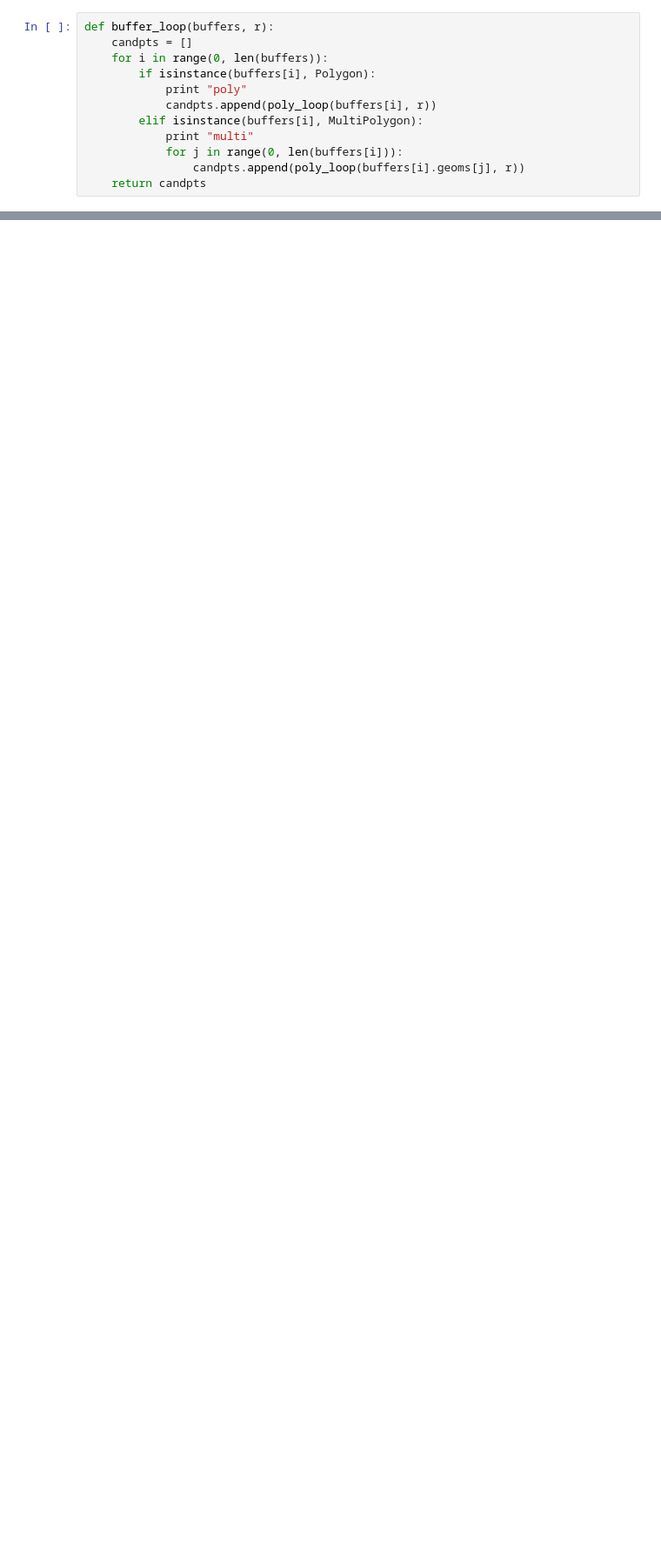
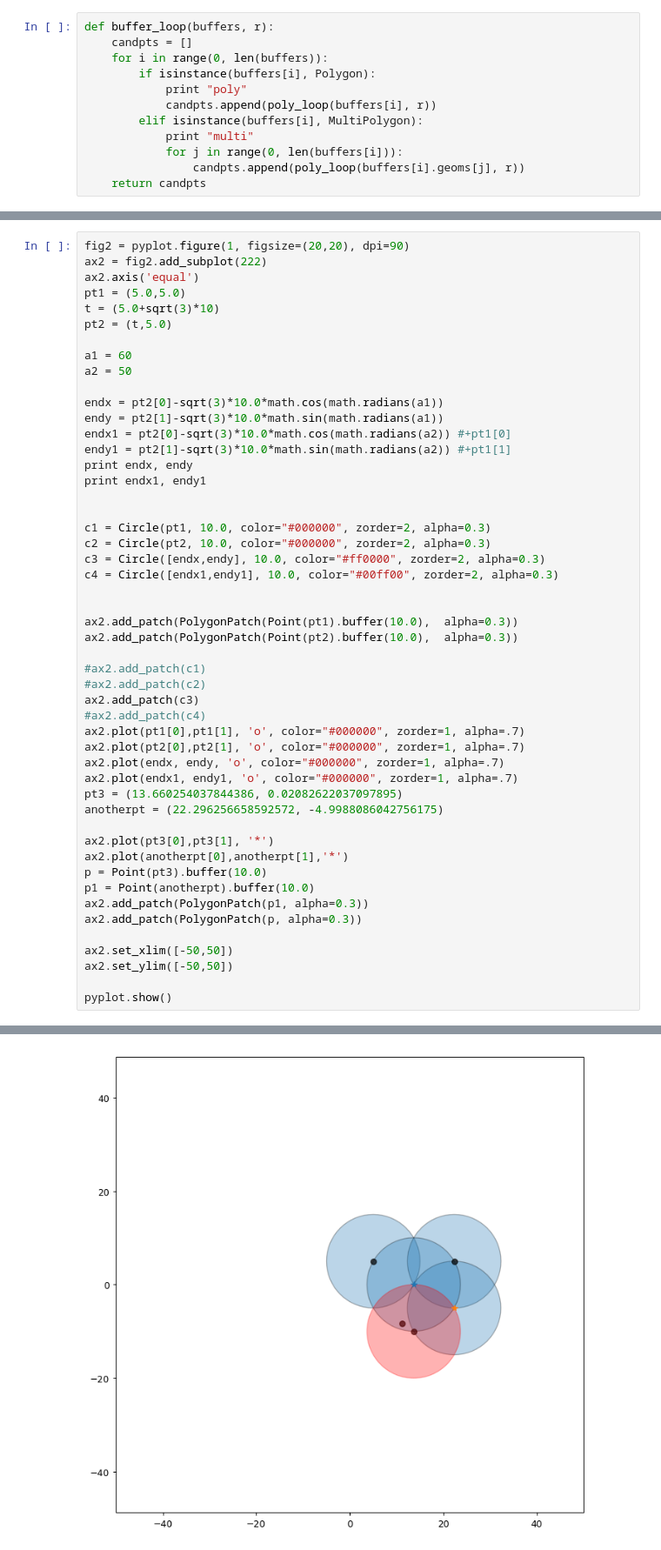
Before and after one commit to hwright-ucsb/C-MCLP, a Jupyter notebook: dev/ipynbs/CandidateSiteDev-2.ipynb, the cells around one changed output, grey strips where cells are left out. Shown at 87% size. Drawn from its saved outputs; the diff is of its cells as text; blank space fills up the shorter version.

```diff
--- a/dev/ipynbs/CandidateSiteDev-2.ipynb
+++ b/dev/ipynbs/CandidateSiteDev-2.ipynb
@@ -115,0 +175,51 @@ pyplot.show()
+# %%
+fig2 = pyplot.figure(1, figsize=(20,20), dpi=90)
+ax2 = fig2.add_subplot(222)
+ax2.axis('equal')
+pt1 = (5.0,5.0)
+t = (5.0+sqrt(3)*10)
+pt2 = (t,5.0)
+
+a1 = 60
+a2 = 50
+
+endx = pt2[0]-sqrt(3)*10.0*math.cos(math.radians(a1))
+endy = pt2[1]-sqrt(3)*10.0*math.sin(math.radians(a1))
+endx1 = pt2[0]-sqrt(3)*10.0*math.cos(math.radians(a2)) #+pt1[0]
+endy1 = pt2[1]-sqrt(3)*10.0*math.sin(math.radians(a2)) #+pt1[1]
+print endx, endy
+print endx1, endy1
+
+
+c1 = Circle(pt1, 10.0, color="#000000", zorder=2, alpha=0.3)
+c2 = Circle(pt2, 10.0, color="#000000", zorder=2, alpha=0.3)
+c3 = Circle([endx,endy], 10.0, color="#ff0000", zorder=2, alpha=0.3)
+c4 = Circle([endx1,endy1], 10.0, color="#00ff00", zorder=2, alpha=0.3)
+
+
+ax2.add_patch(PolygonPatch(Point(pt1).buffer(10.0),  alpha=0.3))
+ax2.add_patch(PolygonPatch(Point(pt2).buffer(10.0),  alpha=0.3))
+
+#ax2.add_patch(c1)
+#ax2.add_patch(c2)
+ax2.add_patch(c3)
+#ax2.add_patch(c4)
+ax2.plot(pt1[0],pt1[1], 'o', color="#000000", zorder=1, alpha=.7)
+ax2.plot(pt2[0],pt2[1], 'o', color="#000000", zorder=1, alpha=.7)
+ax2.plot(endx, endy, 'o', color="#000000", zorder=1, alpha=.7)
+ax2.plot(endx1, endy1, 'o', color="#000000", zorder=1, alpha=.7)
+pt3 = (13.660254037844386, 0.02082622037097895)
+anotherpt = (22.296256658592572, -4.9988086042756175)
+
+ax2.plot(pt3[0],pt3[1], '*')
+ax2.plot(anotherpt[0],anotherpt[1],'*')
+p = Point(pt3).buffer(10.0)
+p1 = Point(anotherpt).buffer(10.0)
+ax2.add_patch(PolygonPatch(p1, alpha=0.3))
+ax2.add_patch(PolygonPatch(p, alpha=0.3))
+
+ax2.set_xlim([-50,50])
+ax2.set_ylim([-50,50])
+
+pyplot.show()
+# %% [output]
@@ -115,0 +228 @@ pyplot.show()
+[figure, added]
```
Also changed, not shown: parts of 17 cells of this notebook, 2 other files.
